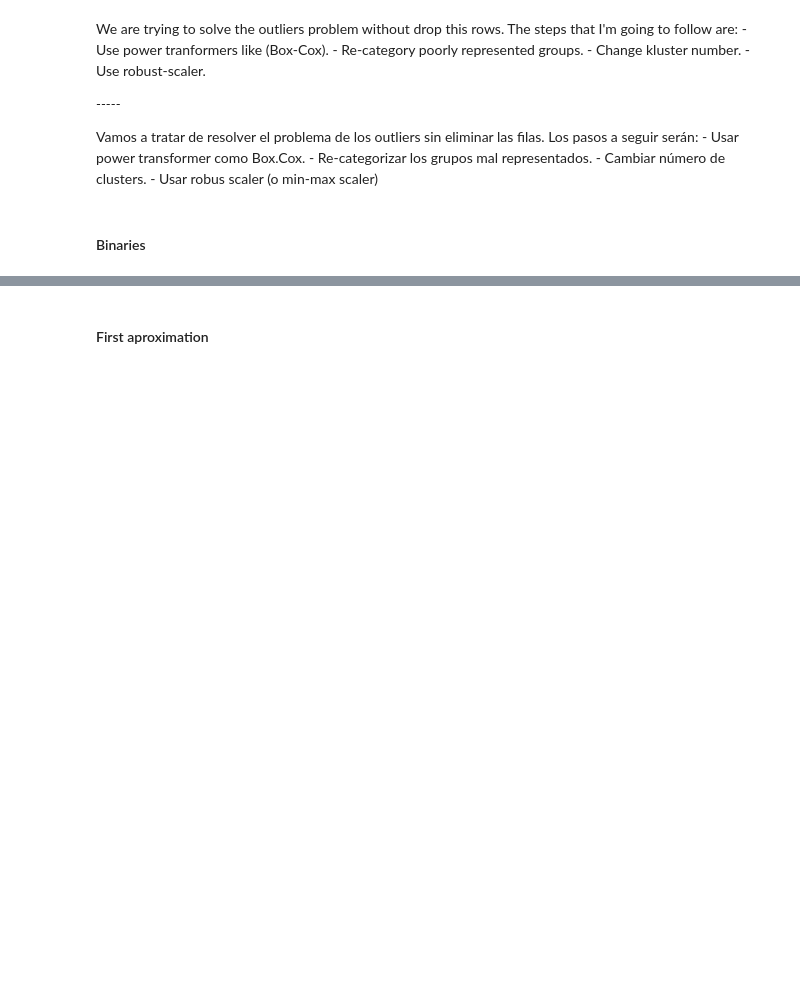
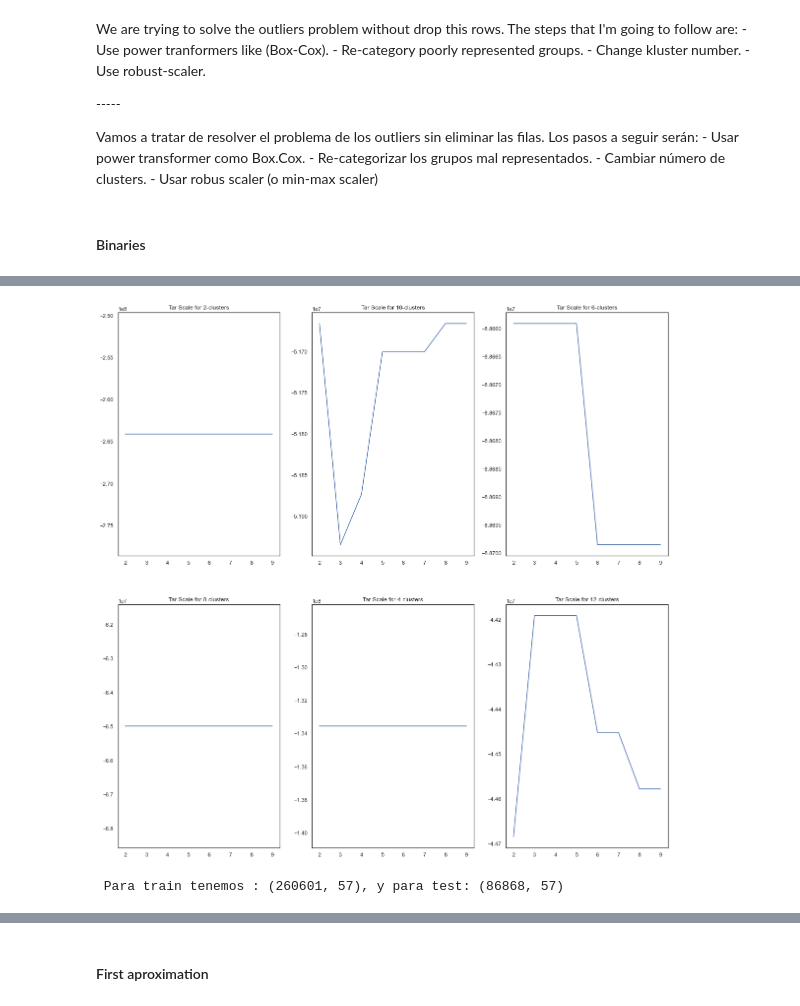
Before and after one commit to bereamanuel/Ritchter-s-predictors, a Jupyter notebook: jupyter/dataAnalisis.ipynb, the cells around one changed output, grey strips where cells are left out. Saved outputs shown, nothing was run; the diff lists cells and outputs as text; code cells hidden in the pictures; blank space fills up the shorter version.

```diff
--- a/jupyter/dataAnalisis.ipynb
+++ b/jupyter/dataAnalisis.ipynb
@@ -1714,0 +1803,17 @@ df.shape,test.shape
+# %%
+tSca = range(2, 10, 1)
+nClus = range(2, 14, 2)
+
+fig , ax = plt.subplots(2,3, figsize =(20,20))
+cont = 0
+for c in nClus:
+    kmeans = [KMeansFeaturizer(k=c, target_scale =i/10, random_state= 1995) for i in tSca]
+
+    score = [kmeans[i].fit(clus_train.drop(target, axis =1), clus_train[target] ).score for i in range(len(kmeans))]
+
+    ax[cont%2,cont%3].plot(tSca,score)
+    ax[cont%2,cont%3].set_title(f'Tar Scale for {c}-clusters')
+    cont +=1
+fig.show()
+# %% [output]
+[figure, added]
@@ -1714,0 +1833,4 @@ df.shape,test.shape
+# %%
+print(f" Para train tenemos : {df.shape}, y para test: {test.shape}")
+# %% [output]
+ Para train tenemos : (260601, 57), y para test: (86868, 57)
```
Also changed, not shown: parts of 57 cells of this notebook, 7 other files.
